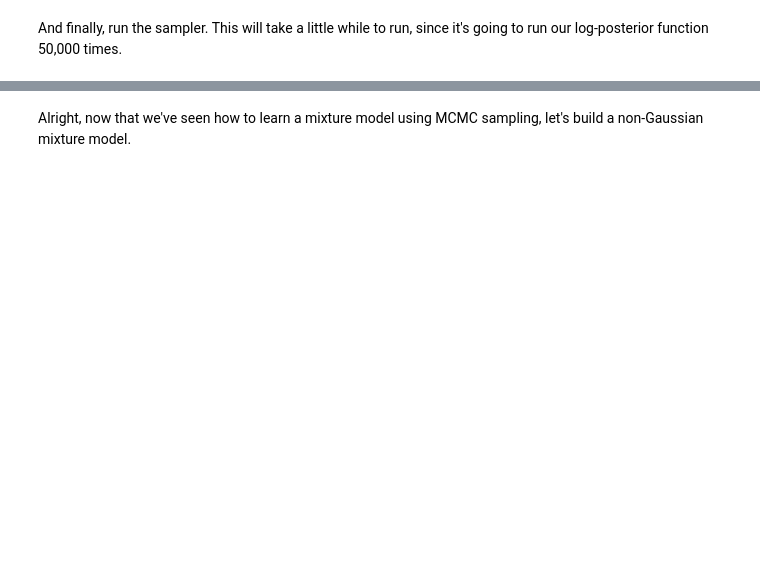
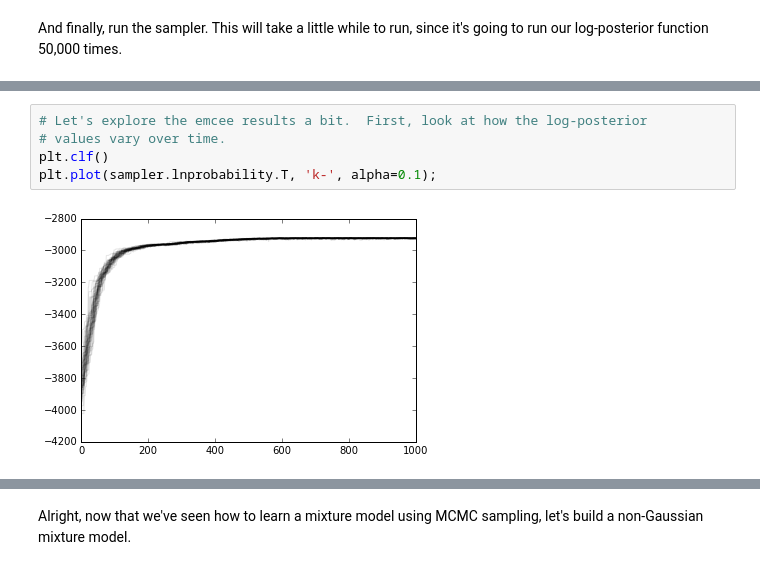
Before and after one commit to dstndstn/Unsupervised, a Jupyter notebook: fgbg.ipynb, the cells around one changed output, grey strips where cells are left out. Drawn from its saved outputs; the diff is of its cells as text; blank space fills up the shorter version.

```diff
--- a/fgbg.ipynb
+++ b/fgbg.ipynb
@@ -165,0 +131,7 @@ triangle.corner(sampler.flatchain[:nsteps*nw/2,:], labels=['log a2','x1','y1','x
+# %%
+# Let's explore the emcee results a bit.  First, look at how the log-posterior
+# values vary over time.
+plt.clf()
+plt.plot(sampler.lnprobability.T, 'k-', alpha=0.1);
+# %% [output]
+[figure, added]
```
Also changed, not shown: parts of 20 cells of this notebook, 1 other file.
